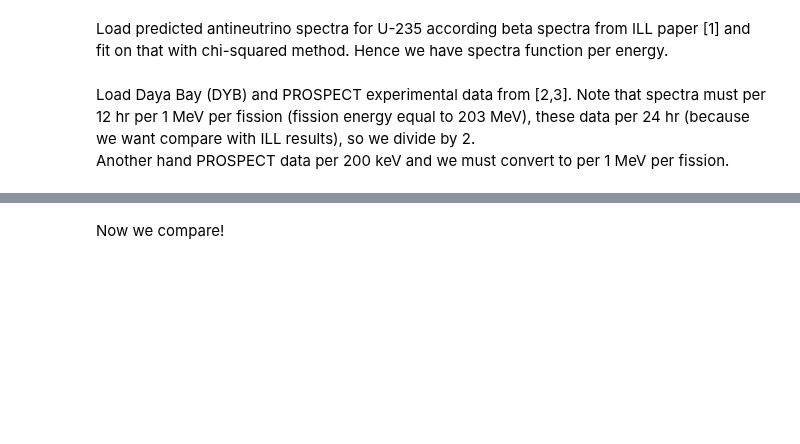
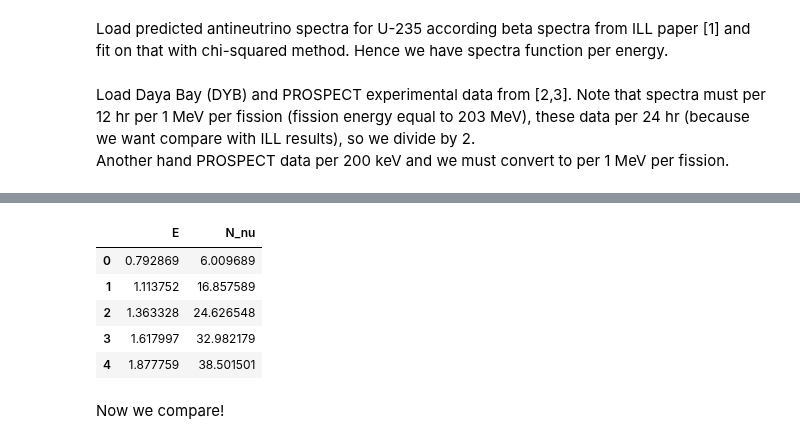
Before and after one commit to dehpour/Reactor-Antineutrino-Flux-Analysis, a Jupyter notebook: ILL's Phenomenological Model Predicted Antineutrino Flux Compare with Recently Observations.ipynb, the cells around one changed output, grey strips where cells are left out. Drawn from its saved outputs; the diff is of its cells as text; code cells hidden in the pictures; blank space fills up the shorter version.

```diff
--- a/ILL's Phenomenological Model Predicted Antineutrino Flux Compare with Recently Observations.ipynb
+++ b/ILL's Phenomenological Model Predicted Antineutrino Flux Compare with Recently Observations.ipynb
@@ -48,6 +62,17 @@ E_PROSPECT_235U, N_PROSPECT_235U = PROSPECT_235U['E'], ((202.36*1000)/200)*PROSP
 NU4_235U = pd.read_csv('https://raw.githubusercontent.com/dehpour/Reactor-Antineutrino-Flux-Analysis/main/db/2021Serebrov_N_nu_E_235U.csv')
 E_NU4_235U, N_NU4_235U = NU4_235U['E'], NU4_235U['N_nu']/2
 #NU4_235U.head()
+# %%
+NEOS_235U = pd.read_csv('https://raw.githubusercontent.com/dehpour/Reactor-Antineutrino-Flux-Analysis/main/db/2020Oh_N_nu_E_235U.csv')
+E_NEOS_235U, N_NEOS_235U = NEOS_235U['E'], NEOS_235U['N_nu']*0.0213649852/2
+NEOS_235U.head()
+# %% [output]
+|  | E | N_nu |
+| 0 | 0.792869 | 6.009689 |
+| 1 | 1.113752 | 16.857589 |
+| 2 | 1.363328 | 24.626548 |
+| 3 | 1.617997 | 32.982179 |
+| 4 | 1.877759 | 38.501501 |
 # %% [markdown]
 Now we compare!
 # %%
```
Also changed, not shown: parts of 4 cells of this notebook.
